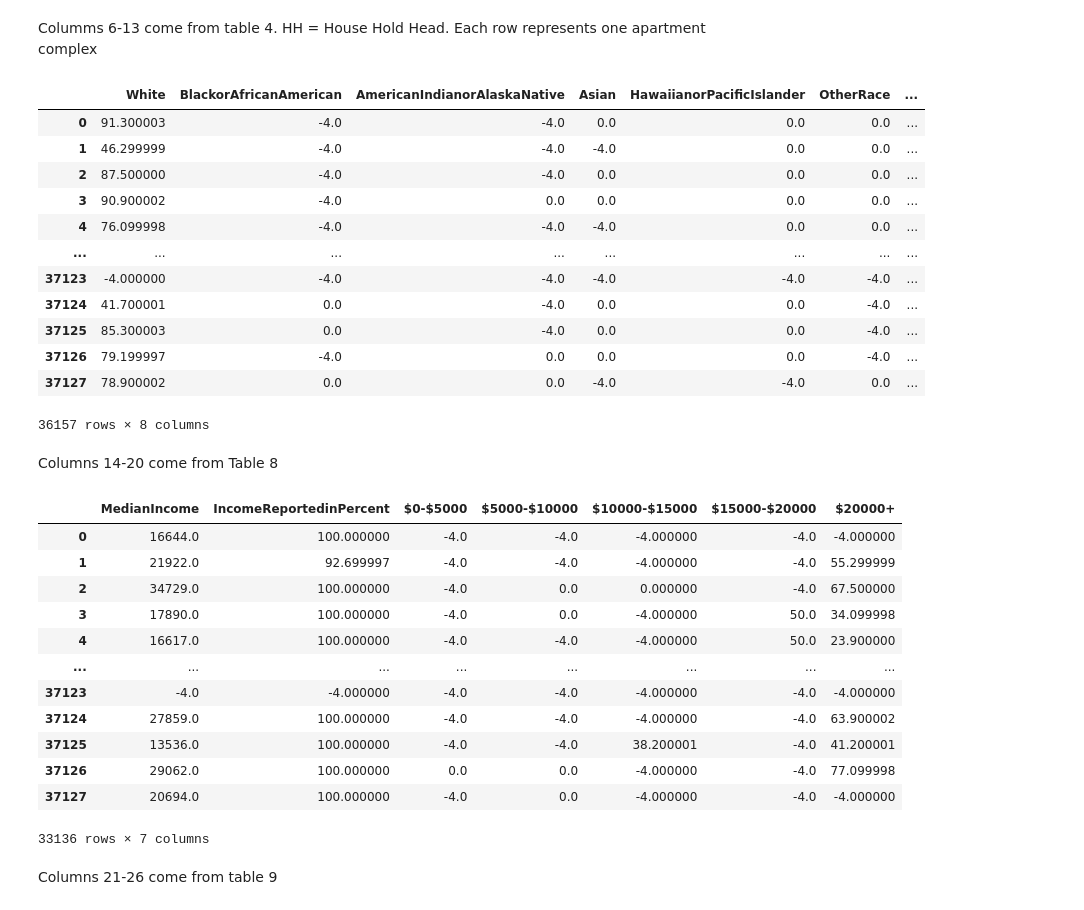
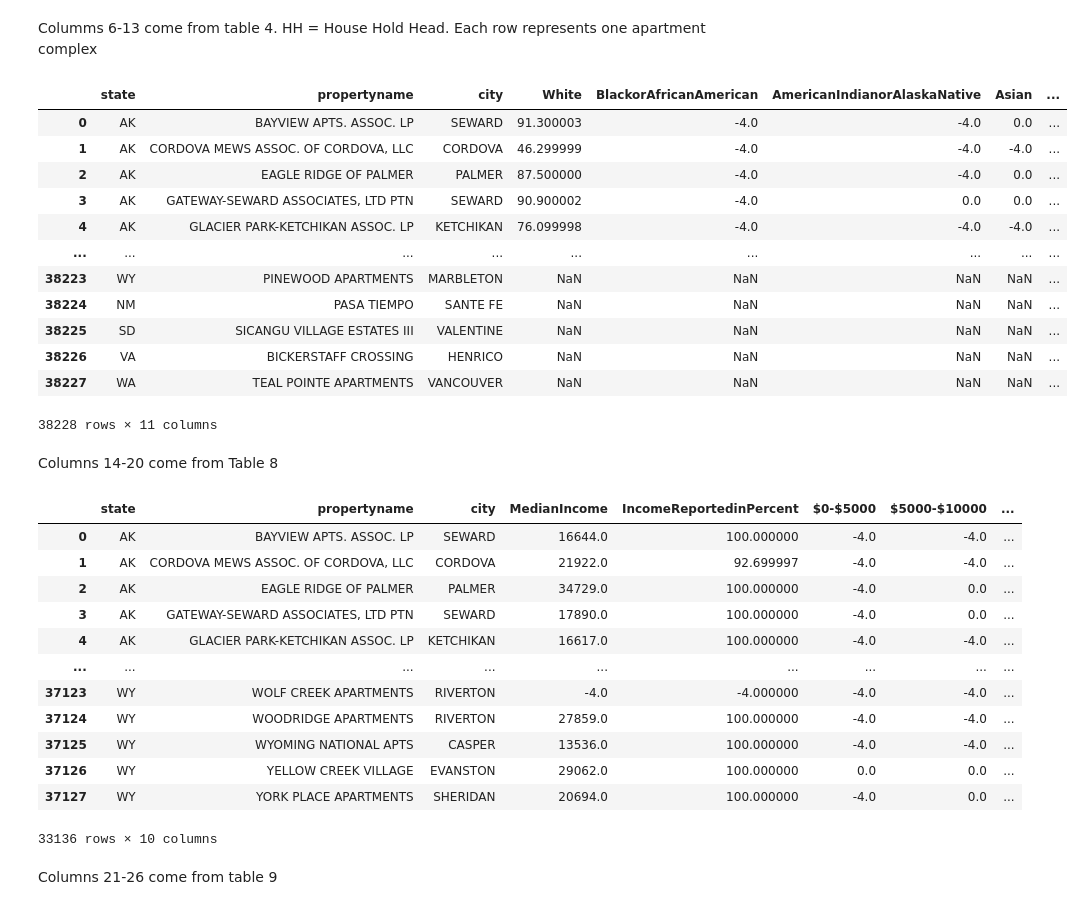
Before and after one commit to bitriagaleonela40-cmd/housing-research, a Jupyter notebook: Housing.ipynb, the cells around one changed output. Saved outputs shown, nothing was run; the diff lists cells and outputs as text; code cells hidden in the pictures.

```diff
--- a/Housing.ipynb
+++ b/Housing.ipynb
@@ -72,40 +72,44 @@ Columms 6-13 come from table 4.
 HH = House Hold Head. Each row represents one apartment complex
 # %%
 #Create headofhouse data frame
-headofhouse = housing_df[['HH_RACE_WHITE_PCT', 'HH_RACE_BLACK_PCT', 'HH_RACE_AMINDALNAT_PCT',
+headofhouse = housing_df[['state', 'propertyname' ,'city', 'HH_RACE_WHITE_PCT', 'HH_RACE_BLACK_PCT', 'HH_RACE_AMINDALNAT_PCT',
        'HH_RACE_ASIAN_PCT', 'HH_RACE_HAWAIIANPI_PCT', 'HH_RACE_OTHER_PCT',
        'HH_RACE_HISPANIC_PCT', 'HH_RACE_NR_PCT']]
 
 #Renaming variables
 headofhouse = headofhouse.rename(columns={"HH_RACE_WHITE_PCT": "White"})
 headofhouse = headofhouse.rename(columns={"HH_RACE_BLACK_PCT": "BlackorAfricanAmerican"})
 headofhouse = headofhouse.rename(columns={"HH_RACE_AMINDALNAT_PCT": "AmericanIndianorAlaskaNative"})
 headofhouse = headofhouse.rename(columns={"HH_RACE_ASIAN_PCT": "Asian"})
 headofhouse = headofhouse.rename(columns={"HH_RACE_HAWAIIANPI_PCT": "HawaiianorPacificIslander"})
 headofhouse = headofhouse.rename(columns={"HH_RACE_OTHER_PCT": "OtherRace"})
 headofhouse = headofhouse.rename(columns={"HH_RACE_HISPANIC_PCT": "Hispanic"})
 headofhouse = headofhouse.rename(columns={"HH_RACE_NR_PCT": "Non_Reported"})
-headofhouse = headofhouse.dropna(axis = 0, how = 'any', subset = None)
 headofhouse
+
+#Cleaning null values
+
+
+#Data Visualization
 # %% [output]
-|  | White | BlackorAfricanAmerican | AmericanIndianorAlaskaNative | Asian | HawaiianorPacificIslander | OtherRace | ... |
-| 0 | 91.300003 | -4.0 | -4.0 | 0.0 | 0.0 | 0.0 | ... |
-| 1 | 46.299999 | -4.0 | -4.0 | -4.0 | 0.0 | 0.0 | ... |
-| 2 | 87.500000 | -4.0 | -4.0 | 0.0 | 0.0 | 0.0 | ... |
-| 3 | 90.900002 | -4.0 | 0.0 | 0.0 | 0.0 | 0.0 | ... |
-| 4 | 76.099998 | -4.0 | -4.0 | -4.0 | 0.0 | 0.0 | ... |
-| ... | ... | ... | ... | ... | ... | ... | ... |
-| 37123 | -4.000000 | -4.0 | -4.0 | -4.0 | -4.0 | -4.0 | ... |
-| 37124 | 41.700001 | 0.0 | -4.0 | 0.0 | 0.0 | -4.0 | ... |
-| 37125 | 85.300003 | 0.0 | -4.0 | 0.0 | 0.0 | -4.0 | ... |
-| 37126 | 79.199997 | -4.0 | 0.0 | 0.0 | 0.0 | -4.0 | ... |
-| 37127 | 78.900002 | 0.0 | 0.0 | -4.0 | -4.0 | 0.0 | ... |
+|  | state | propertyname | city | White | BlackorAfricanAmerican | AmericanIndianorAlaskaNative | Asian | ... |
+| 0 | AK | BAYVIEW APTS. ASSOC. LP | SEWARD | 91.300003 | -4.0 | -4.0 | 0.0 | ... |
+| 1 | AK | CORDOVA MEWS ASSOC. OF CORDOVA, LLC | CORDOVA | 46.299999 | -4.0 | -4.0 | -4.0 | ... |
+| 2 | AK | EAGLE RIDGE OF PALMER | PALMER | 87.500000 | -4.0 | -4.0 | 0.0 | ... |
+| 3 | AK | GATEWAY-SEWARD ASSOCIATES, LTD PTN | SEWARD | 90.900002 | -4.0 | 0.0 | 0.0 | ... |
+| 4 | AK | GLACIER PARK-KETCHIKAN ASSOC. LP | KETCHIKAN | 76.099998 | -4.0 | -4.0 | -4.0 | ... |
+| ... | ... | ... | ... | ... | ... | ... | ... | ... |
+| 38223 | WY | PINEWOOD APARTMENTS | MARBLETON | NaN | NaN | NaN | NaN | ... |
+| 38224 | NM | PASA TIEMPO | SANTE FE | NaN | NaN | NaN | NaN | ... |
+| 38225 | SD | SICANGU VILLAGE ESTATES III | VALENTINE | NaN | NaN | NaN | NaN | ... |
+| 38226 | VA | BICKERSTAFF CROSSING | HENRICO | NaN | NaN | NaN | NaN | ... |
+| 38227 | WA | TEAL POINTE APARTMENTS | VANCOUVER | NaN | NaN | NaN | NaN | ... |
-36157 rows × 8 columns
+38228 rows × 11 columns
 # %% [markdown]
 Columns 14-20 come from Table 8
 # %%
 #Create income data frame
-household_income = housing_df[['MEDIAN_INC', 'INCOME_REPORTED_PCT', 'UNITS_INC_0_5K_PCT',
+household_income = housing_df[['state', 'propertyname' ,'city','MEDIAN_INC', 'INCOME_REPORTED_PCT', 'UNITS_INC_0_5K_PCT',
        'UNITS_INC_5K_10K_PCT', 'UNITS_INC_10K_15K_PCT', 'UNITS_INC_15_20K_PCT',
        'UNITS_INC_GRT_20K_PCT']]
 
@@ -119,20 +123,24 @@ household_income = household_income.rename(columns={"UNITS_INC_15_20K_PCT": "$15
 household_income = household_income.rename(columns={"UNITS_INC_GRT_20K_PCT": "$20000+"})
 household_income = household_income.dropna(axis = 0, how = 'any', subset = None)
 household_income
+
+#Cleaning null values
+
+#Data Visualization
 # %% [output]
-|  | MedianIncome | IncomeReportedinPercent | $0-$5000 | $5000-$10000 | $10000-$15000 | $15000-$20000 | $20000+ |
-| 0 | 16644.0 | 100.000000 | -4.0 | -4.0 | -4.000000 | -4.0 | -4.000000 |
-| 1 | 21922.0 | 92.699997 | -4.0 | -4.0 | -4.000000 | -4.0 | 55.299999 |
-| 2 | 34729.0 | 100.000000 | -4.0 | 0.0 | 0.000000 | -4.0 | 67.500000 |
-| 3 | 17890.0 | 100.000000 | -4.0 | 0.0 | -4.000000 | 50.0 | 34.099998 |
-| 4 | 16617.0 | 100.000000 | -4.0 | -4.0 | -4.000000 | 50.0 | 23.900000 |
-| ... | ... | ... | ... | ... | ... | ... | ... |
-| 37123 | -4.0 | -4.000000 | -4.0 | -4.0 | -4.000000 | -4.0 | -4.000000 |
-| 37124 | 27859.0 | 100.000000 | -4.0 | -4.0 | -4.000000 | -4.0 | 63.900002 |
-| 37125 | 13536.0 | 100.000000 | -4.0 | -4.0 | 38.200001 | -4.0 | 41.200001 |
-| 37126 | 29062.0 | 100.000000 | 0.0 | 0.0 | -4.000000 | -4.0 | 77.099998 |
-| 37127 | 20694.0 | 100.000000 | -4.0 | 0.0 | -4.000000 | -4.0 | -4.000000 |
+|  | state | propertyname | city | MedianIncome | IncomeReportedinPercent | $0-$5000 | $5000-$10000 | ... |
+| 0 | AK | BAYVIEW APTS. ASSOC. LP | SEWARD | 16644.0 | 100.000000 | -4.0 | -4.0 | ... |
+| 1 | AK | CORDOVA MEWS ASSOC. OF CORDOVA, LLC | CORDOVA | 21922.0 | 92.699997 | -4.0 | -4.0 | ... |
+| 2 | AK | EAGLE RIDGE OF PALMER | PALMER | 34729.0 | 100.000000 | -4.0 | 0.0 | ... |
+| 3 | AK | GATEWAY-SEWARD ASSOCIATES, LTD PTN | SEWARD | 17890.0 | 100.000000 | -4.0 | 0.0 | ... |
+| 4 | AK | GLACIER PARK-KETCHIKAN ASSOC. LP | KETCHIKAN | 16617.0 | 100.000000 | -4.0 | -4.0 | ... |
+| ... | ... | ... | ... | ... | ... | ... | ... | ... |
+| 37123 | WY | WOLF CREEK APARTMENTS | RIVERTON | -4.0 | -4.000000 | -4.0 | -4.0 | ... |
+| 37124 | WY | WOODRIDGE APARTMENTS | RIVERTON | 27859.0 | 100.000000 | -4.0 | -4.0 | ... |
+| 37125 | WY | WYOMING NATIONAL APTS | CASPER | 13536.0 | 100.000000 | -4.0 | -4.0 | ... |
+| 37126 | WY | YELLOW CREEK VILLAGE | EVANSTON | 29062.0 | 100.000000 | 0.0 | 0.0 | ... |
+| 37127 | WY | YORK PLACE APARTMENTS | SHERIDAN | 20694.0 | 100.000000 | -4.0 | 0.0 | ... |
-33136 rows × 7 columns
+33136 rows × 10 columns
 # %% [markdown]
  Columns 21-26 come from table 9
 # %%
```
Also changed, not shown: parts of 4 cells of this notebook.
